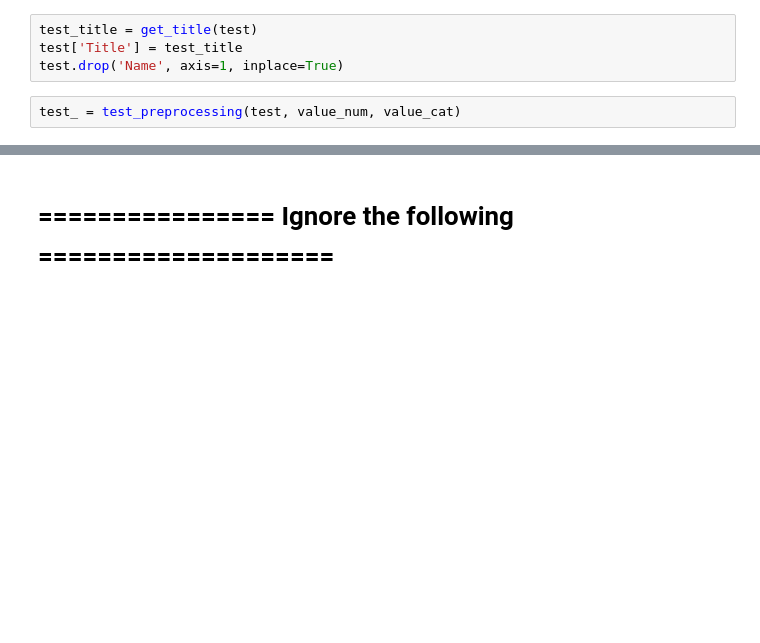
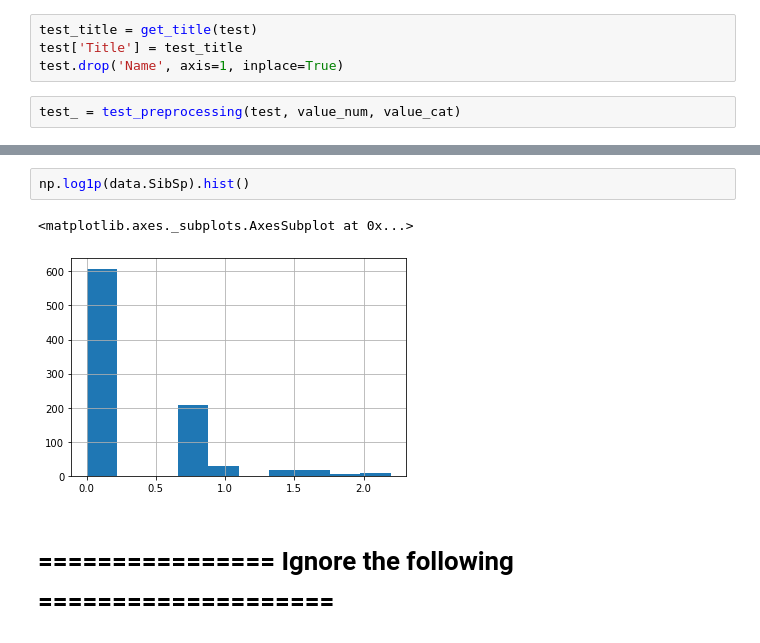
Before and after one commit to espoma/Kaggle_Titanic, a Jupyter notebook: Kaggle_Titanic.ipynb, the cells around one changed output, grey strips where cells are left out. Cells and saved outputs as stored; diff of their text form; blank space fills up the shorter version.

```diff
--- a/Kaggle_Titanic.ipynb
+++ b/Kaggle_Titanic.ipynb
@@ -267,3 +454,8 @@ ValueError: X.shape[1] = 19 should be equal to 27, the number of features at tra
+# %%
+np.log1p(data.SibSp).hist()
+# %% [output]
+<matplotlib.axes._subplots.AxesSubplot at 0x...>
+[figure, added]
 # %% [markdown]
 # ================ Ignore the following ====================
 # %% [markdown]
```
Also changed, not shown: parts of 33 cells of this notebook, 5 other files.
